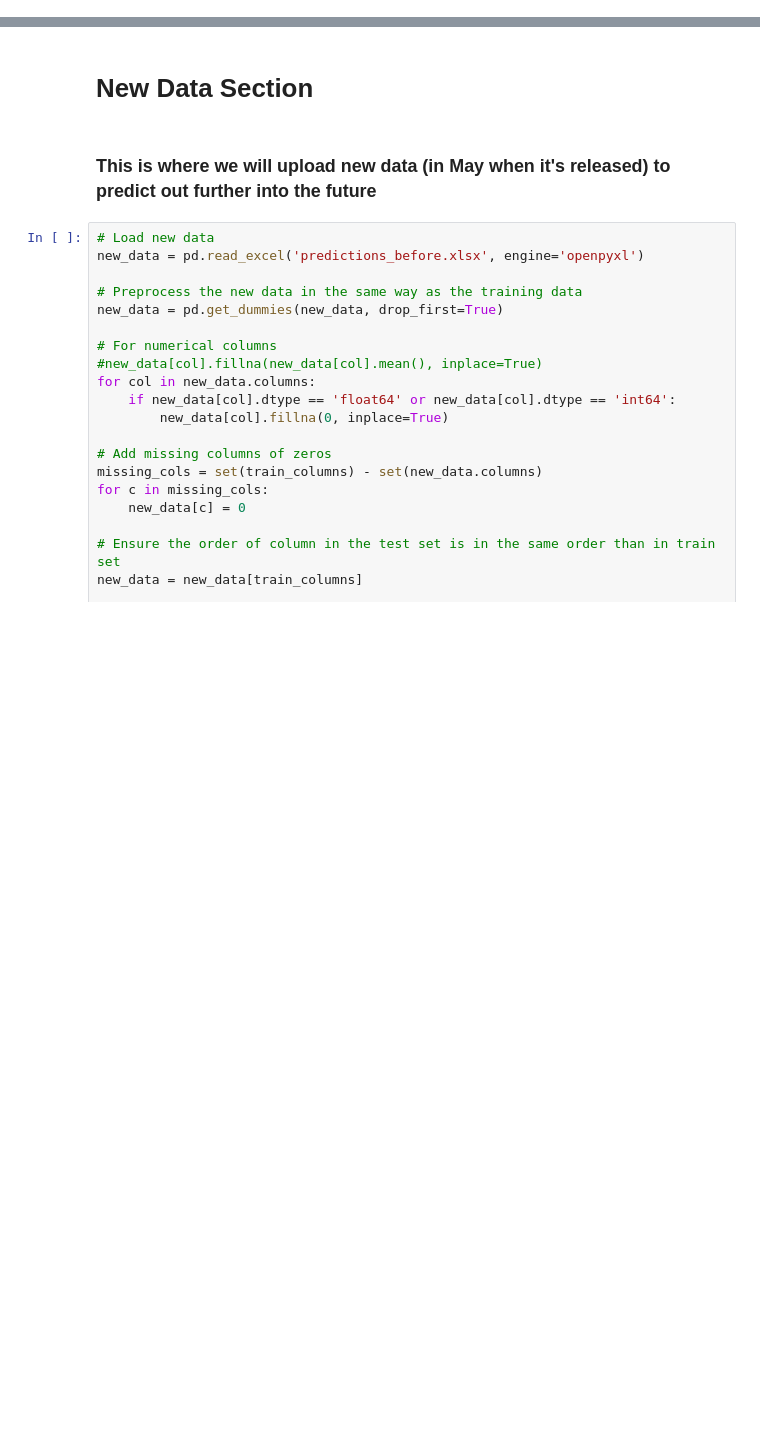
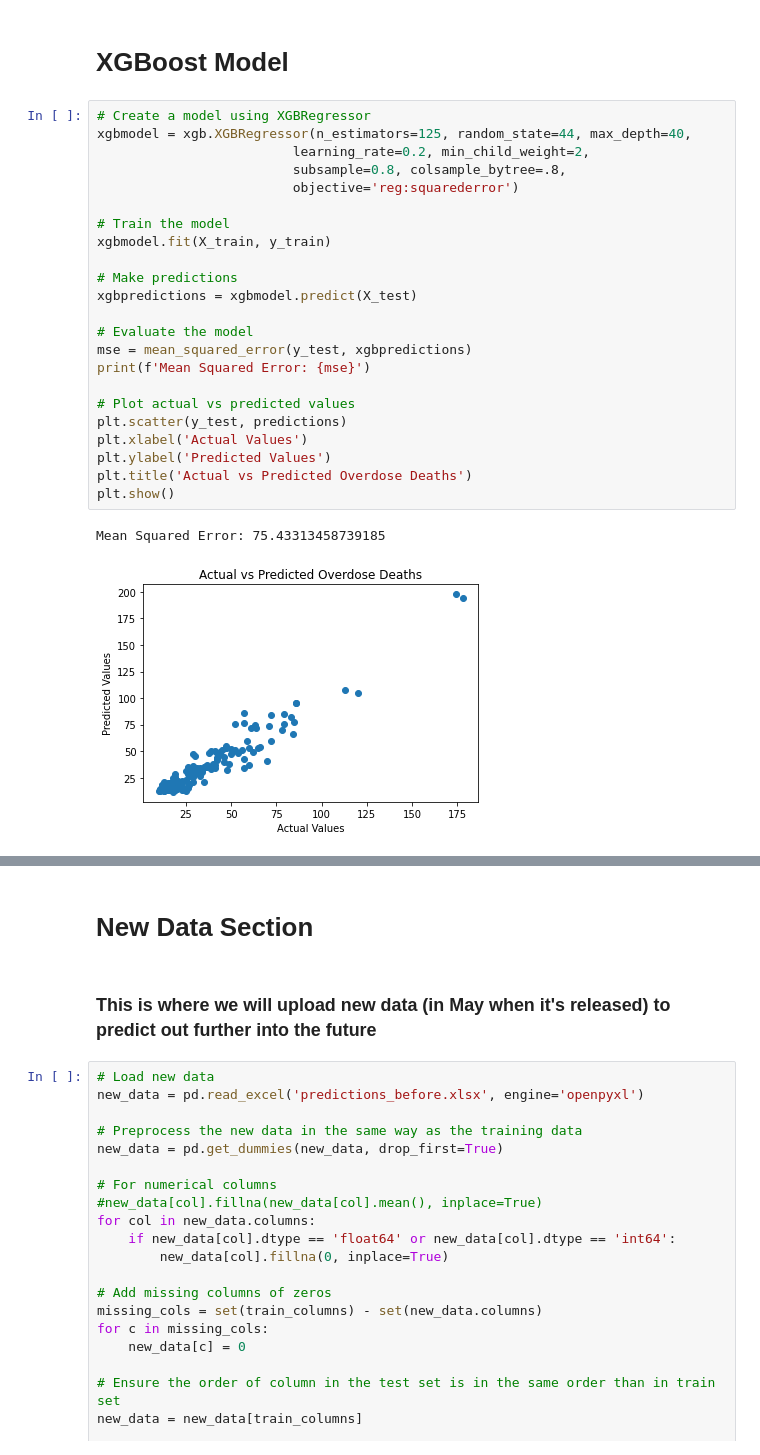
Before and after one commit to lmh34/ucb_mids_capstone_spr24, a Jupyter notebook: Capstone_Random_Forest.ipynb, the cells around one changed output, grey strips where cells are left out. Drawn from its saved outputs; the diff is of its cells as text; blank space fills up the shorter version.

```diff
--- a/Capstone_Random_Forest.ipynb
+++ b/Capstone_Random_Forest.ipynb
@@ -53,0 +191,28 @@ Mean Squared Error: 7.926188395061731
+# %% [markdown]
+# XGBoost Model
+# %%
+# Create a model using XGBRegressor
+xgbmodel = xgb.XGBRegressor(n_estimators=125, random_state=44, max_depth=40,
+                         learning_rate=0.2, min_child_weight=2,
+                         subsample=0.8, colsample_bytree=.8,
+                         objective='reg:squarederror')
+
+# Train the model
+xgbmodel.fit(X_train, y_train)
+
+# Make predictions
+xgbpredictions = xgbmodel.predict(X_test)
+
+# Evaluate the model
+mse = mean_squared_error(y_test, xgbpredictions)
+print(f'Mean Squared Error: {mse}')
+
+# Plot actual vs predicted values
+plt.scatter(y_test, predictions)
+plt.xlabel('Actual Values')
+plt.ylabel('Predicted Values')
+plt.title('Actual vs Predicted Overdose Deaths')
+plt.show()
+# %% [output]
+Mean Squared Error: 75.43313458739185
+[figure, added]
```
Also changed, not shown: parts of 23 cells of this notebook.
